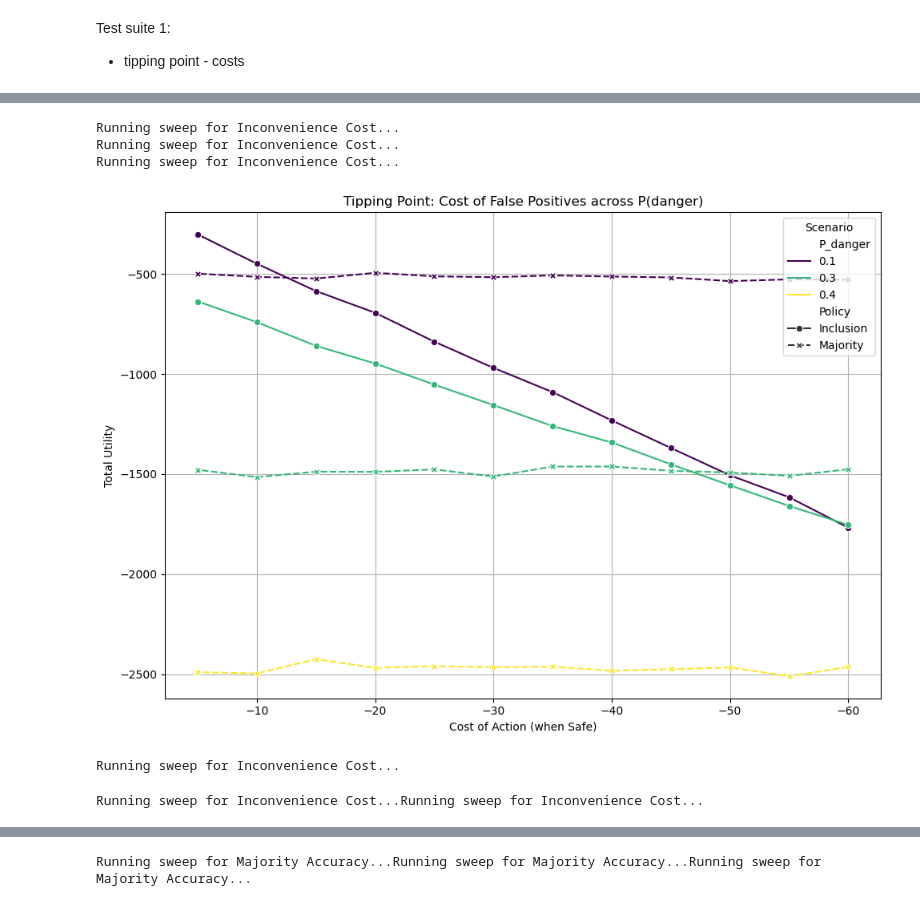
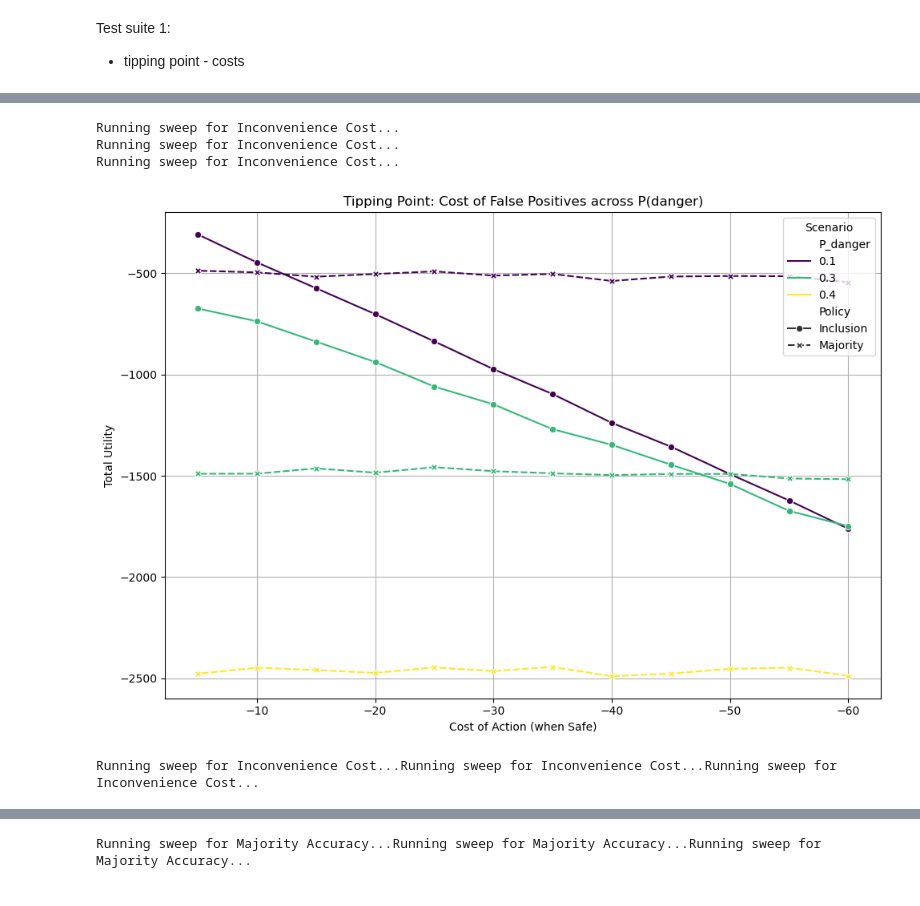
Before and after one commit to g4v4g4i/fast-science-policy-sim, a Jupyter notebook: advisory-board-fast-science.ipynb, the cells around one changed output, grey strips where cells are left out. Drawn from its saved outputs; the diff is of its cells as text; code cells hidden in the pictures.

Commit message:
catastrophy factor and new plots

```diff
--- a/advisory-board-fast-science.ipynb
+++ b/advisory-board-fast-science.ipynb
@@ -19,7 +19,8 @@ class Simulation:
                  leaning_p = .6,
                  polarization_p = .2,
                  leaning_maj_mean_l = .2,
-                 leaning_maj_mean_u = .4 # was .4
+                 leaning_maj_mean_u = .4, # was .4
+                 cat_factor = 3
                  ):
                                            # excuse the error? (0.0 = None, 1.0 = Full)
 
@@ -28,6 +29,7 @@ class Simulation:
         self.minority_type = minority_type
         self.base_penalty = base_penalty
         self.mitigation_factor = mitigation_factor
+        self.cat_factor = cat_factor
         self.ground_p = ground_p
         self.leaning_p = leaning_p
         self.polarization_p = polarization_p
@@ -135,13 +137,13 @@ class Simulation:
 
                 # Mitigation Logic
                 # Levi communicates the spread.
-                if policy == 'Inclusion' or policy == 'MaxMin_EU' or policy == 'EU':
+                if policy == 'Inclusion' or policy == 'MaxMin_EU': # or policy == 'EU':
                     spread = np.max(eo) - np.min(eo)
                     # If factor is 1.0, high spread eliminates penalty.
                     # If factor is 0.0, spread is ignored (Outcome Bias).
                     penalty = penalty * (1 - (spread * self.mitigation_factor))
-
-                return max(0.0, current - penalty)
+                if dec == 1 and ground_truth == 0: return max(0.0, current - penalty)
+                else: return max(0.0, self.cat_factor * (current - penalty))
 
         self.trust_scores['Majority'] = update_t('Majority', dec_maj)
         self.trust_scores['Inclusion'] = update_t('Inclusion', dec_inclusion)
@@ -152,7 +154,7 @@ Test suite 1:
 - tipping point - costs
 # %%
 def run_test_suite(parameter_name, parameter_values, ground_truth_prob,
-                   leaning_prob, polarization_prob, fpcost, n_runs=400):
+                   leaning_prob, polarization_prob, fpcost, mitigation_factor, cat_factor, n_runs=400):
     results = []
 
     print(f"Running sweep for {parameter_name}...")
@@ -176,6 +178,8 @@ def run_test_suite(parameter_name, parameter_values, ground_truth_prob,
                 'leaning_p': leaning_prob,
                 'polarization_p': polarization_prob,
                 'leaning_maj_mean_u': .4,
+                'mitigation_factor': mitigation_factor,
+                'cat_factor': cat_factor
             }
 
             # Inject the sweep parameter
@@ -223,9 +479,9 @@ def run_test_suite(parameter_name, parameter_values, ground_truth_prob,
 # We keep the minority as 'crank' to see when the false alarms become too
 # expensive.
 
-df_cost = run_test_suite('Inconvenience Cost', range(-5, -65, -5), .3, .6, .2, -5)
-df_cost2 = run_test_suite('Inconvenience Cost', range(-5, -65, -5), .1, .6, .2, -5)
-df_cost3 = run_test_suite('Inconvenience Cost', range(-5, -65, -5), .5, .6, .2, -5)
+df_cost = run_test_suite('Inconvenience Cost', range(-5, -65, -5), .3, .6, .2, -5, .8)
+df_cost2 = run_test_suite('Inconvenience Cost', range(-5, -65, -5), .1, .6, .2, -5, .8)
+df_cost3 = run_test_suite('Inconvenience Cost', range(-5, -65, -5), .5, .6, .2, -5, .8)
 
 # --- PLOTTING ---
 # Combine dataframes for easier plotting with seaborn
@@ -248,41 +504,41 @@ df_inclusion['Policy'] = 'Inclusion'
 df_maj = df_temp[['Parameter', 'Maj_Util_Mean', 'P_danger']].rename(columns={'Maj_Util_Mean': 'Utility_Mean'})
 df_maj['Policy'] = 'Majority'
 df_cost_combined = pd.concat([df_cost_combined, df_inclusion, df_maj])
 
 # Process df_cost3 (P(danger)=0.4)
 df_temp = df_cost3.copy()
 df_temp['P_danger'] = 0.4
 df_inclusion = df_temp[['Parameter', 'Inclusion_Util_Mean', 'P_danger']].rename(columns={'Inclusion_Util_Mean': 'Utility_Mean'})
-df_levi['Policy'] = 'Inclusion'
+df_inclusion['Policy'] = 'Inclusion'
 df_maj = df_temp[['Parameter', 'Maj_Util_Mean', 'P_danger']].rename(columns={'Maj_Util_Mean': 'Utility_Mean'})
 df_maj['Policy'] = 'Majority'
-df_cost_combined = pd.concat([df_cost_combined, df_inclusion, df_maj])
+df_cost_combined = pd.concat([df_cost_combined, df_levi, df_maj])
 
 fig, ax = plt.subplots(1, 1, figsize=(10, 7)) # Slightly larger figure for better readability
 
 sns.lineplot(data=df_cost_combined, x='Parameter', y='Utility_Mean',
              hue='P_danger', style='Policy', markers=True, ax=ax,
              palette='viridis') # Using 'viridis' colormap for P_danger
 
 ax.set_title('Tipping Point: Cost of False Positives across P(danger)')
 ax.set_xlabel('Cost of Action (when Safe)')
 ax.set_ylabel('Total Utility')
 ax.invert_xaxis() # moving from -5 to -60
 ax.grid(True)
 ax.legend(title='Scenario') # Add a title to the legend
 
 plt.tight_layout() # Adjust layout to prevent labels from being cut off
 plt.show()
 # %% [output]
 Running sweep for Inconvenience Cost...
 Running sweep for Inconvenience Cost...
 Running sweep for Inconvenience Cost...
-[figure, old version]
+[figure, new version]
 # %%
 simulation_args = [
-    ('Inconvenience Cost', range(-5, -65, -5), .3, .4, .2, -5),  # df_cost21
-    ('Inconvenience Cost', range(-5, -65, -5), .1, .4, .2, -5),  # df_cost22
-    ('Inconvenience Cost', range(-5, -65, -5), .5, .4, .2, -5)   # df_cost23
+    ('Inconvenience Cost', range(-5, -65, -5), .3, .4, .2, -5, .8),  # df_cost21
+    ('Inconvenience Cost', range(-5, -65, -5), .1, .4, .2, -5, .8),  # df_cost22
+    ('Inconvenience Cost', range(-5, -65, -5), .5, .4, .2, -5, .8)   # df_cost23
 ]
 
 # 2. Define a simple wrapper to unpack the arguments
@@ -298,8 +554,7 @@ if __name__ == '__main__':
     # 4. Unpack results
     df_cost21, df_cost22, df_cost23 = results
 # %% [output]
-Running sweep for Inconvenience Cost...
+Running sweep for Inconvenience Cost...Running sweep for Inconvenience Cost...Running sweep for Inconvenience Cost...
-Running sweep for Inconvenience Cost...Running sweep for Inconvenience Cost...
 # %%
 # --- PLOTTING ---
 # Combine dataframes for easier plotting with seaborn
```
Also changed, not shown: parts of 7 cells of this notebook.
